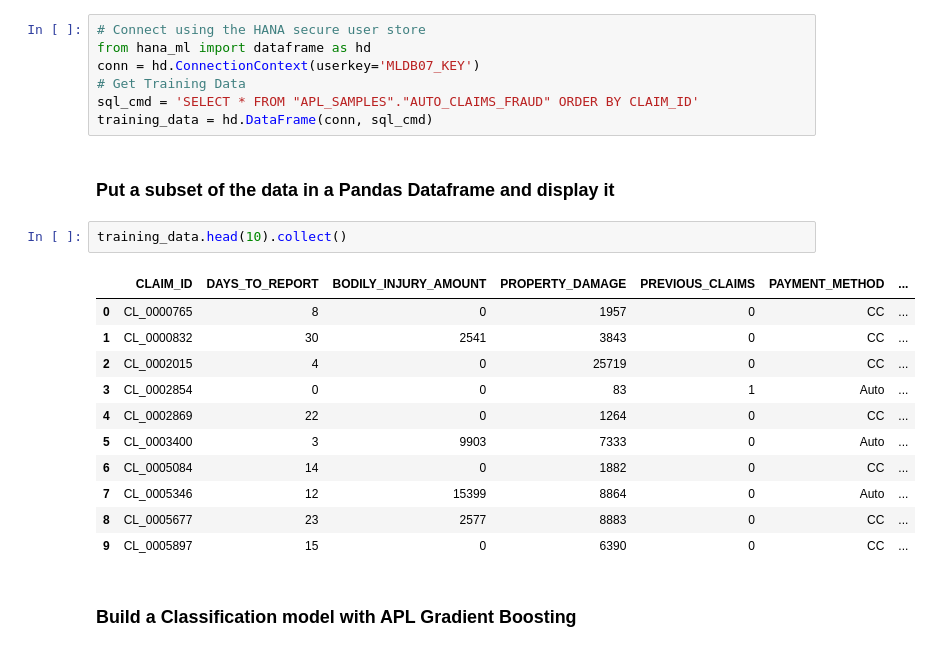
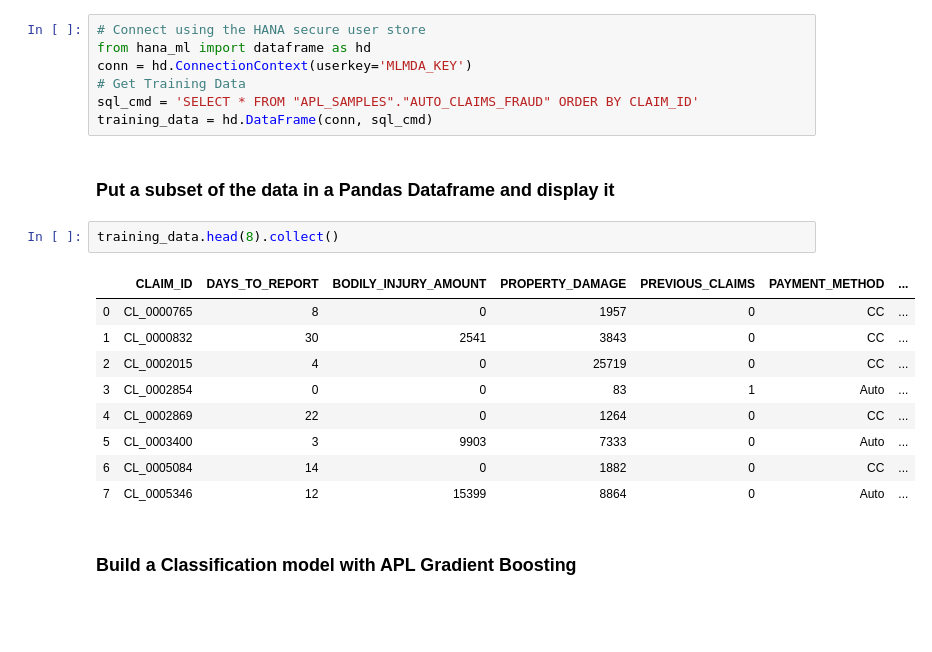
Before and after one commit to SAP-samples/hana-ml-samples, a Jupyter notebook: Python-API/apl/notebooks/HANA_ML_APL_GB_FRAUD.ipynb, the cells around one changed output. Cells and saved outputs as stored; diff of their text form; blank space fills up the shorter version.

```diff
--- a/Python-API/apl/notebooks/HANA_ML_APL_GB_FRAUD.ipynb
+++ b/Python-API/apl/notebooks/HANA_ML_APL_GB_FRAUD.ipynb
@@ -13,26 +11,24 @@
 # %%
 # Connect using the HANA secure user store
 from hana_ml import dataframe as hd
-conn = hd.ConnectionContext(userkey='MLDB07_KEY')
+conn = hd.ConnectionContext(userkey='MLMDA_KEY')
 # Get Training Data
 sql_cmd = 'SELECT * FROM "APL_SAMPLES"."AUTO_CLAIMS_FRAUD" ORDER BY CLAIM_ID'
 training_data = hd.DataFrame(conn, sql_cmd)
 # %% [markdown]
 ### Put a subset of the data in a Pandas Dataframe and display it
 # %%
-training_data.head(10).collect()
+training_data.head(8).collect()
 # %% [output]
 |  | CLAIM_ID | DAYS_TO_REPORT | BODILY_INJURY_AMOUNT | PROPERTY_DAMAGE | PREVIOUS_CLAIMS | PAYMENT_METHOD | ... |
 | 0 | CL_0000765 | 8 | 0 | 1957 | 0 | CC | ... |
 | 1 | CL_0000832 | 30 | 2541 | 3843 | 0 | CC | ... |
 | 2 | CL_0002015 | 4 | 0 | 25719 | 0 | CC | ... |
 | 3 | CL_0002854 | 0 | 0 | 83 | 1 | Auto | ... |
 | 4 | CL_0002869 | 22 | 0 | 1264 | 0 | CC | ... |
 | 5 | CL_0003400 | 3 | 9903 | 7333 | 0 | Auto | ... |
 | 6 | CL_0005084 | 14 | 0 | 1882 | 0 | CC | ... |
 | 7 | CL_0005346 | 12 | 15399 | 8864 | 0 | Auto | ... |
-| 8 | CL_0005677 | 23 | 2577 | 8883 | 0 | CC | ... |
-| 9 | CL_0005897 | 15 | 0 | 6390 | 0 | CC | ... |
 # %% [markdown]
 ### Build a Classification model with APL Gradient Boosting
 # %%
```
Also changed, not shown: parts of 14 cells of this notebook.
